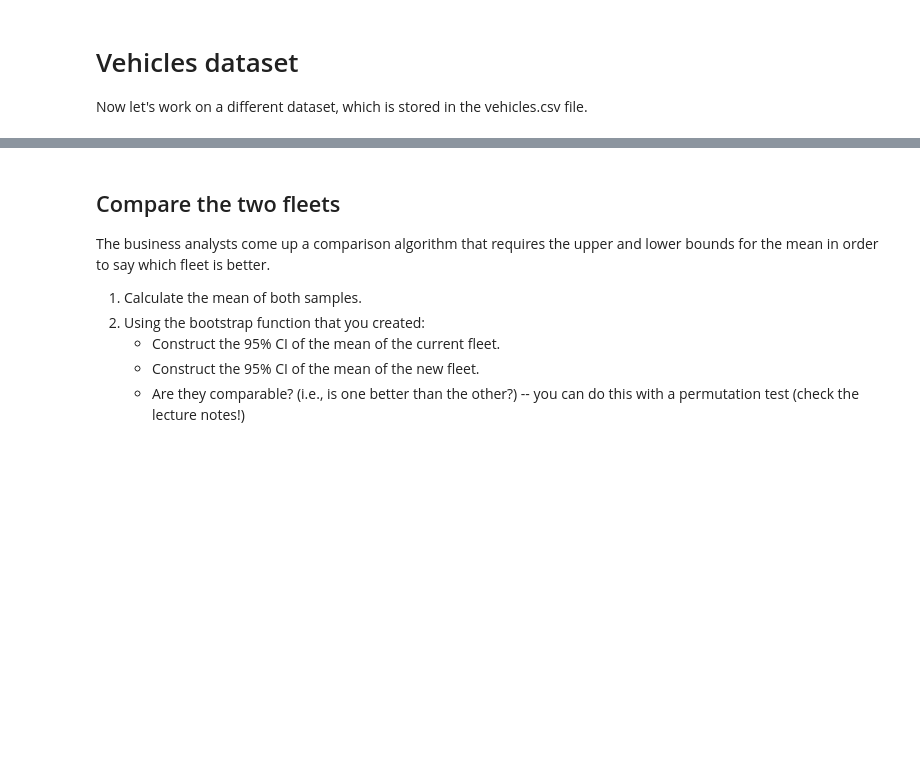
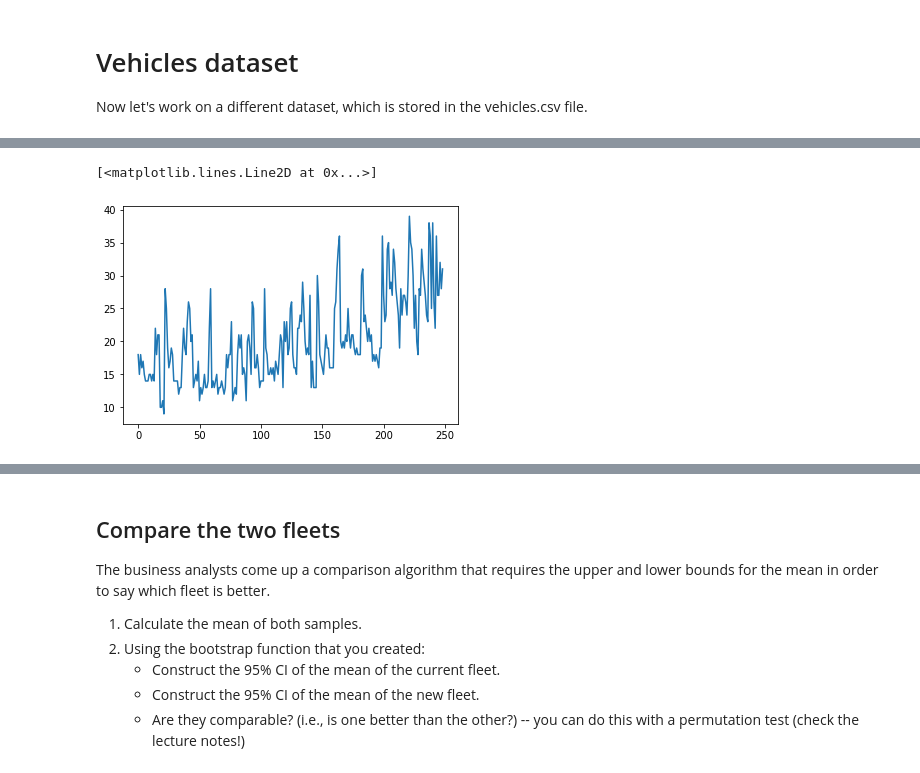
Before and after one commit to jonisabdulkarim/CE888, a Jupyter notebook: Lab2/bootstrap.ipynb, the cells around one changed output, grey strips where cells are left out. Saved outputs shown, nothing was run; the diff lists cells and outputs as text; code cells hidden in the pictures; blank space fills up the shorter version.

```diff
--- a/Lab2/bootstrap.ipynb
+++ b/Lab2/bootstrap.ipynb
@@ -74,3 +102,6 @@ Now let's work on a different dataset, which is stored in the vehicles.csv file.
 # or plot them both in one plot (but not one against the other).
 # <---INSERT YOUR CODE HERE--->
 # Note: you can add more cells as needed to organise your code and your plots
+
+df2 = pd.read_csv("https://raw.githubusercontent.com/jonisabdulkarim/CE888/main/Lab2/vehicles.csv?token=AM63NA2V3PTXCE5BQ3IFI5TACQI7I")
+print(df2)
@@ -76,0 +123,5 @@ Now let's work on a different dataset, which is stored in the vehicles.csv file.
+# %%
+matplotlib.pyplot.plot(df2["Current fleet"])
+# %% [output]
+[<matplotlib.lines.Line2D at 0x...>]
+[figure, added]
```
Also changed, not shown: parts of 18 cells of this notebook.
